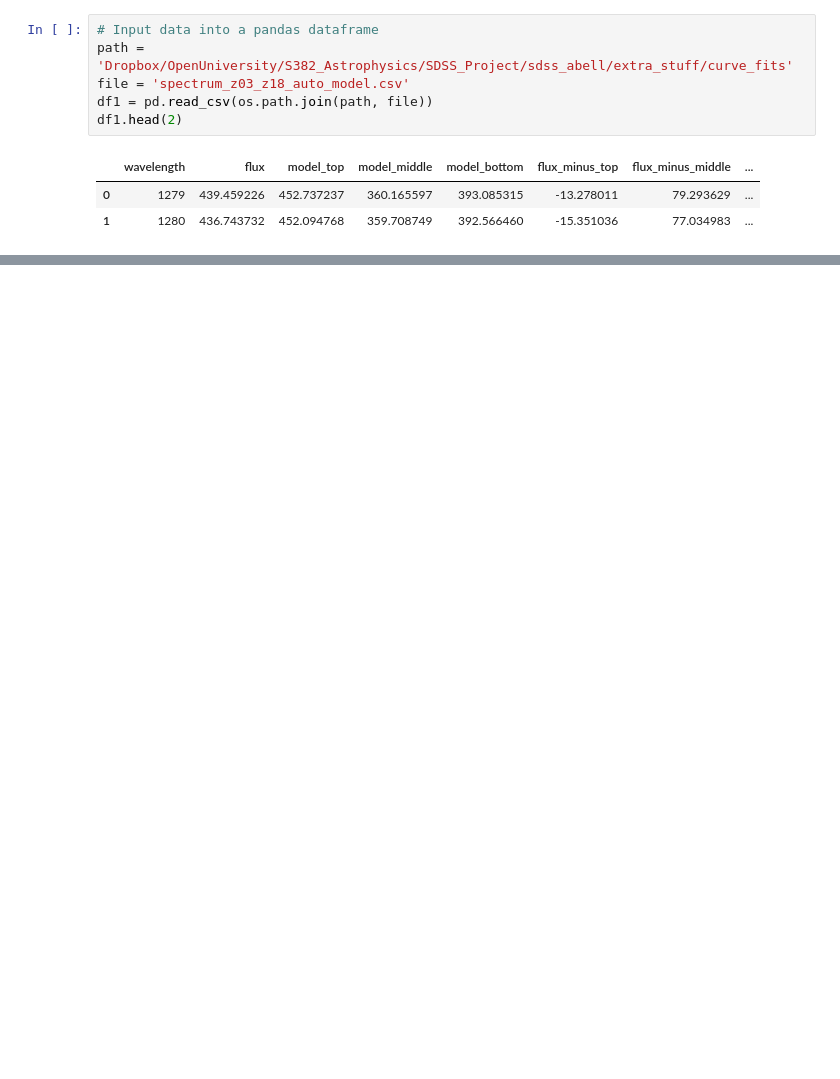
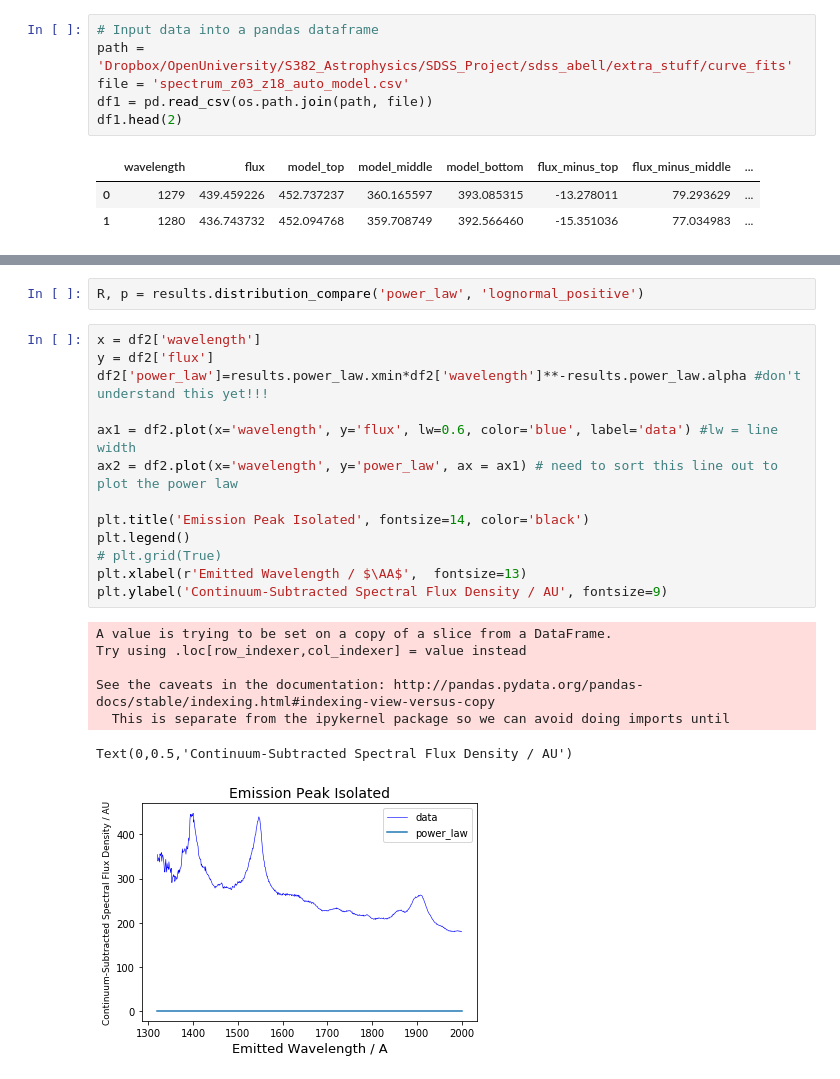
Before and after one commit to spyphyz/curve_fit, a Jupyter notebook: curve_fit_spectrograph.ipynb, the cells around one changed output, grey strips where cells are left out. Drawn from its saved outputs; the diff is of its cells as text; blank space fills up the shorter version.

```diff
--- a/curve_fit_spectrograph.ipynb
+++ b/curve_fit_spectrograph.ipynb
@@ -338,0 +301,23 @@ Calculating best minimal value for power law fit
+# %%
+R, p = results.distribution_compare('power_law', 'lognormal_positive')
+# %%
+x = df2['wavelength']
+y = df2['flux']
+df2['power_law']=results.power_law.xmin*df2['wavelength']**-results.power_law.alpha #don't understand this yet!!!
+
+ax1 = df2.plot(x='wavelength', y='flux', lw=0.6, color='blue', label='data') #lw = line width
+ax2 = df2.plot(x='wavelength', y='power_law', ax = ax1) # need to sort this line out to plot the power law
+
+plt.title('Emission Peak Isolated', fontsize=14, color='black')
+plt.legend()
+# plt.grid(True)
+plt.xlabel(r'Emitted Wavelength / $\AA$',  fontsize=13)
+plt.ylabel('Continuum-Subtracted Spectral Flux Density / AU', fontsize=9)
+# %% [output]
+A value is trying to be set on a copy of a slice from a DataFrame.
+Try using .loc[row_indexer,col_indexer] = value instead
+
+See the caveats in the documentation: http://pandas.pydata.org/pandas-docs/stable/indexing.html#indexing-view-versus-copy
+  This is separate from the ipykernel package so we can avoid doing imports until
+Text(0,0.5,'Continuum-Subtracted Spectral Flux Density / AU')
+[figure, added]
```
Also changed, not shown: parts of 35 cells of this notebook.
